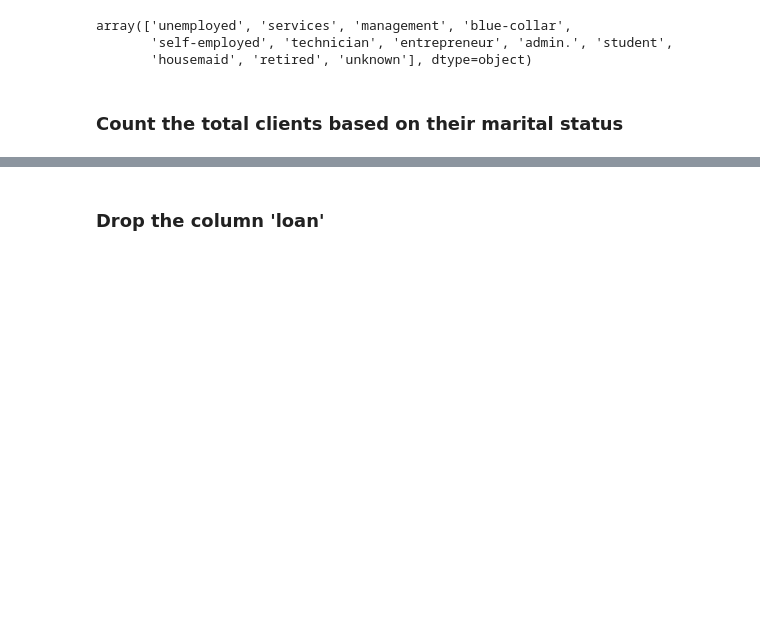
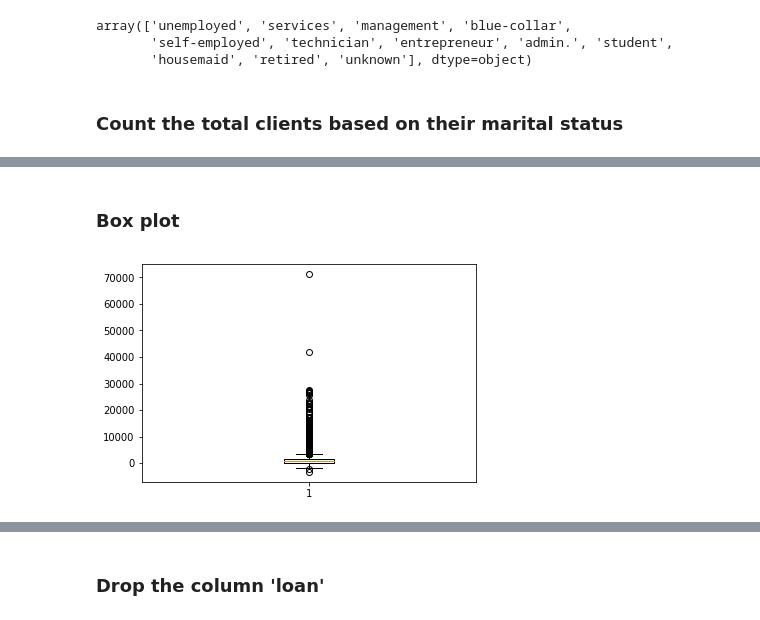
Before and after one commit to Nishant2415/Machine-Learning, a Jupyter notebook: Assignment/Assignment16Jan2020.ipynb, the cells around one changed output, grey strips where cells are left out. Cells and saved outputs as stored; diff of their text form; code cells hidden in the pictures; blank space fills up the shorter version.

Commit message:
Assignment Bank completed

```diff
--- a/Assignment/Assignment16Jan2020.ipynb
+++ b/Assignment/Assignment16Jan2020.ipynb
@@ -106 +95,8 @@ secondary       1
 Name: marital, dtype: int64
+# %% [markdown]
+### Box plot
+# %%
+plt.boxplot(bank['balance'])
+plt.show()
+# %% [output]
+[figure, added]
```
Also changed, not shown: parts of 13 cells of this notebook.
